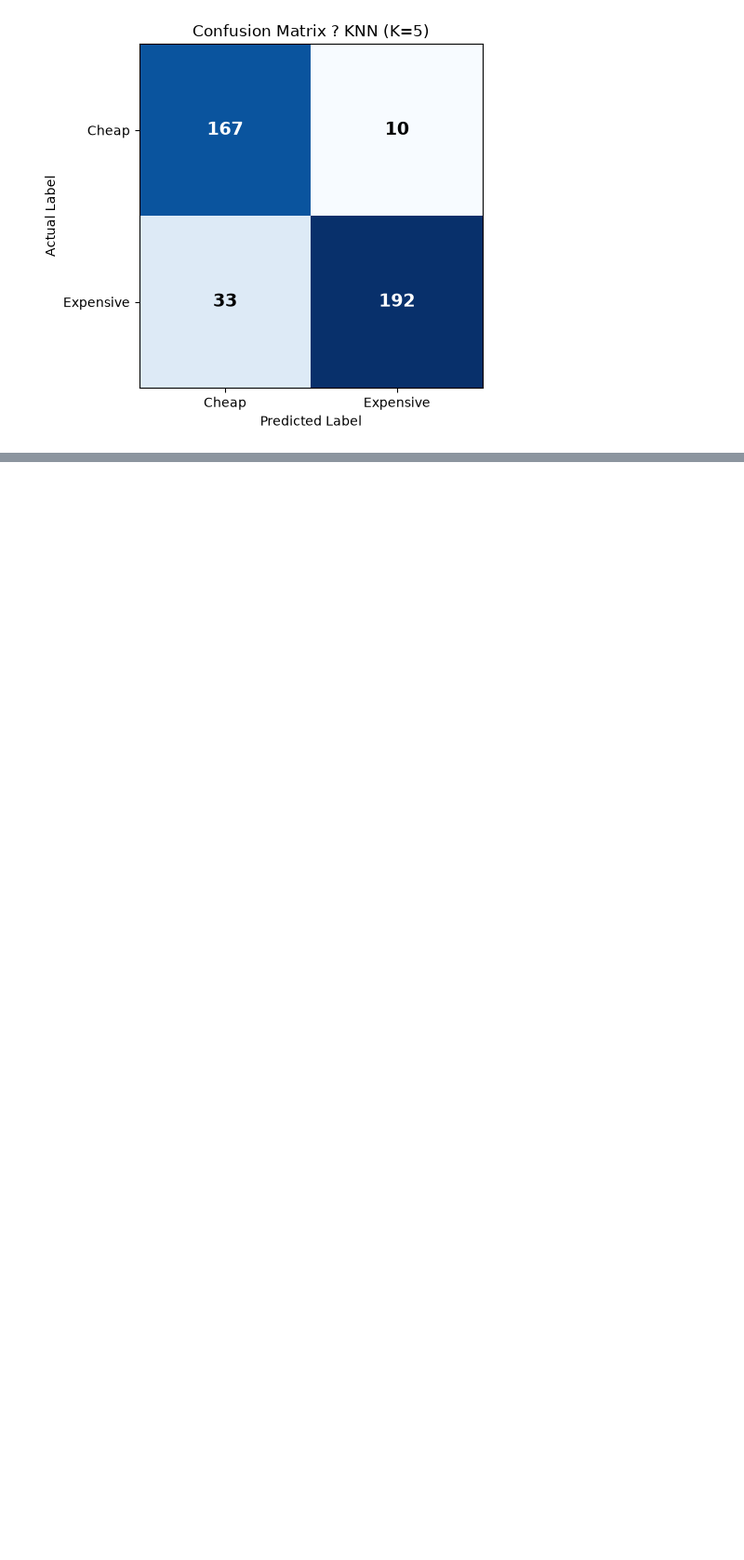
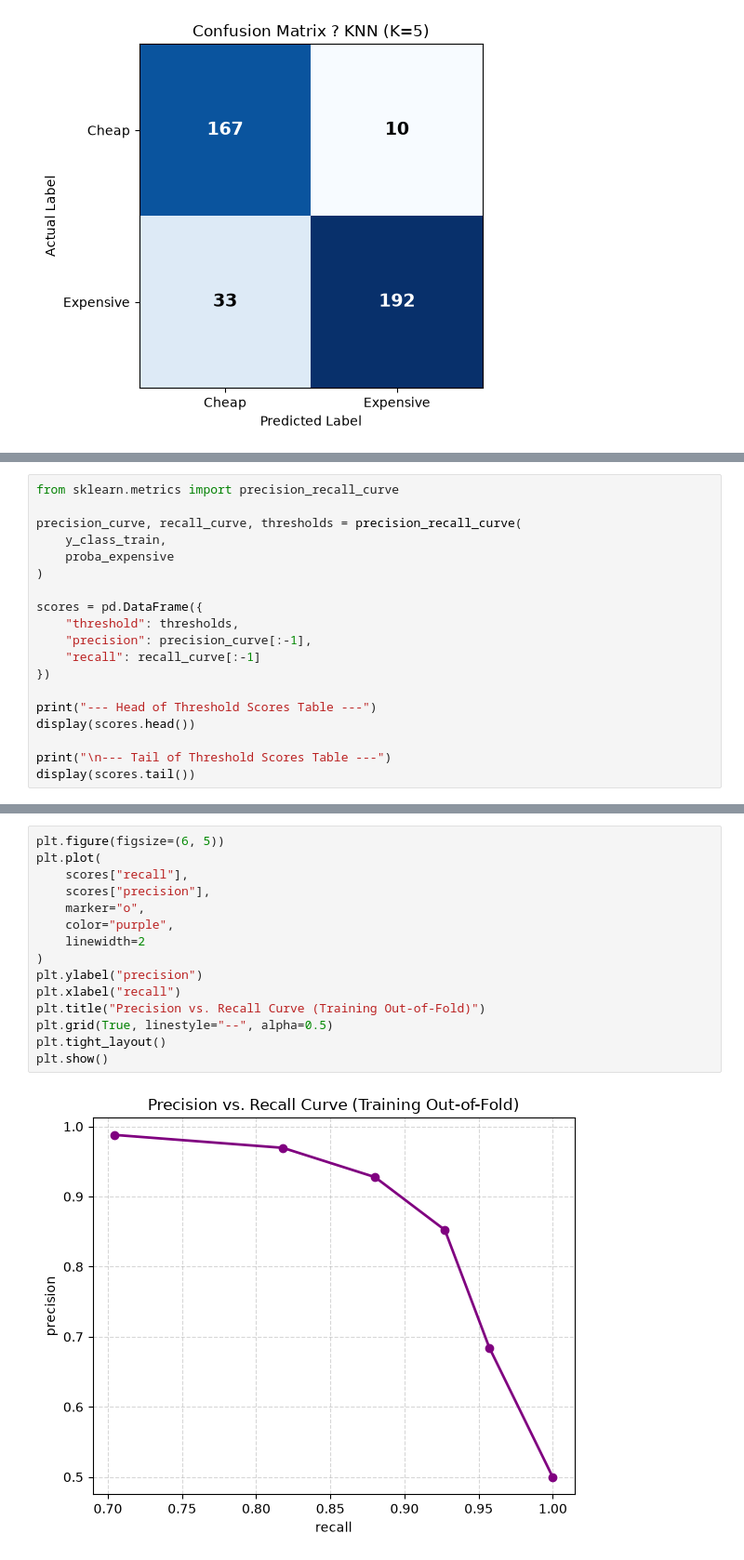
Before and after one commit to abed-dvp/insurance-model-performance-metrics, a Jupyter notebook: notebook.ipynb, the cells around one changed output, grey strips where cells are left out. Shown at 93% size. Drawn from its saved outputs; the diff is of its cells as text; blank space fills up the shorter version.

Commit message:
Analyze classification thresholds and ROC AUC

```diff
--- a/notebook.ipynb
+++ b/notebook.ipynb
@@ -1717,0 +1784,19 @@ All Step 5 programmatic verification checks passed successfully!
+# %%
+from sklearn.metrics import precision_recall_curve
+
+precision_curve, recall_curve, thresholds = precision_recall_curve(
+    y_class_train,
+    proba_expensive
+)
+
+scores = pd.DataFrame({
+    "threshold": thresholds,
+    "precision": precision_curve[:-1],
+    "recall": recall_curve[:-1]
+})
+
+print("--- Head of Threshold Scores Table ---")
+display(scores.head())
+
+print("\n--- Tail of Threshold Scores Table ---")
+display(scores.tail())
@@ -1717,0 +1824,17 @@ All Step 5 programmatic verification checks passed successfully!
+# %%
+plt.figure(figsize=(6, 5))
+plt.plot(
+    scores["recall"],
+    scores["precision"],
+    marker="o",
+    color="purple",
+    linewidth=2
+)
+plt.ylabel("precision")
+plt.xlabel("recall")
+plt.title("Precision vs. Recall Curve (Training Out-of-Fold)")
+plt.grid(True, linestyle="--", alpha=0.5)
+plt.tight_layout()
+plt.show()
+# %% [output]
+[figure, added]
```
Also changed, not shown: parts of 37 cells of this notebook, 1 other file.
